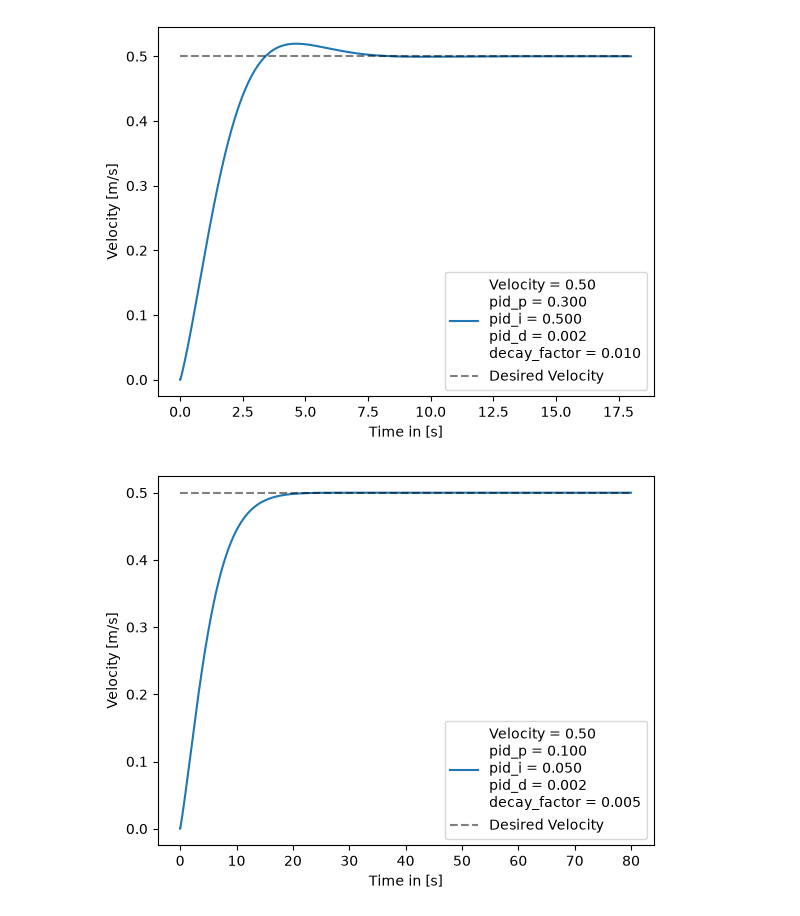
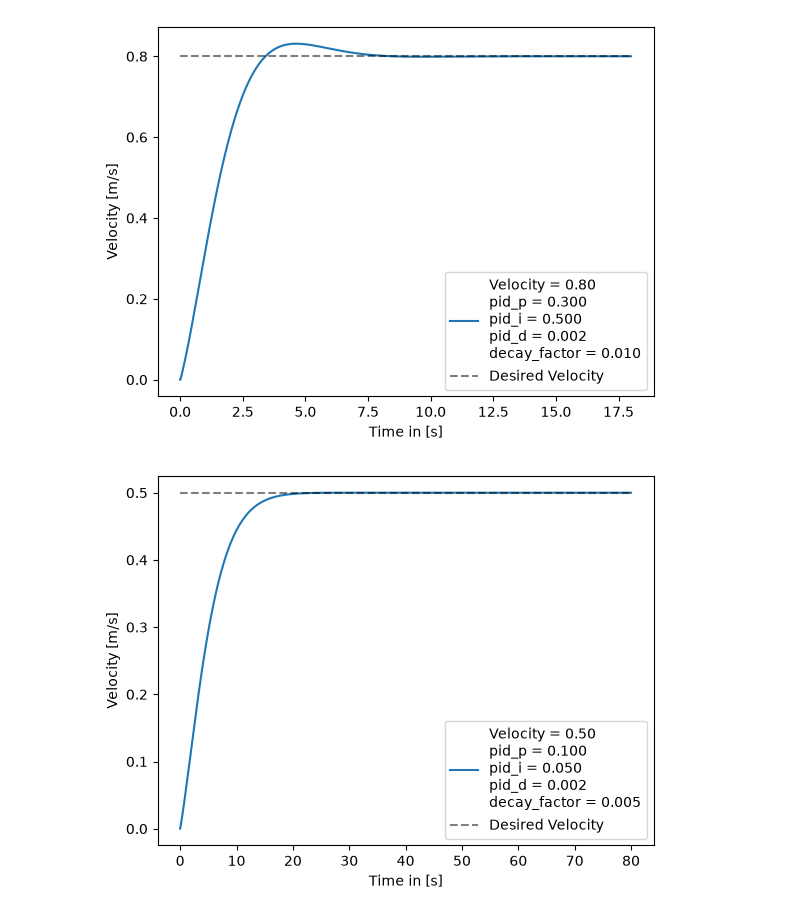
Before and after one commit to Schmiddy2000/FreiCarPythonPlayground, a Jupyter notebook: M1/exponential_decay_pid_playground.ipynb, the cells around one changed output. Drawn from its saved outputs; the diff is of its cells as text; code cells hidden in the pictures.

```diff
--- a/M1/exponential_decay_pid_playground.ipynb
+++ b/M1/exponential_decay_pid_playground.ipynb
@@ -117,17 +117,17 @@ class PID:
 
         return None
 # %%
-pid_instance = PID(pid_p=0.3, pid_i=0.5, pid_d=0.002, time_steps=1800, dt=0.01, desired_velocity=0.5, decay_factor=0.01)
+pid_instance = PID(pid_p=0.3, pid_i=0.5, pid_d=0.002, time_steps=1800, dt=0.01, desired_velocity=0.8, decay_factor=0.01)
 
 pid_instance.run_simulation()
 
 results = pid_instance.get_data()
 
 # print(results)
 
 pid_instance.plot()
 # %% [output]
-[figure, old version]
+[figure, new version]
 # %%
 pid_instance_2 = PID(pid_p=0.1, pid_i=0.05, pid_d=0.002, time_steps=8000, dt=0.01, desired_velocity=0.5, decay_factor=0.005)
 
```
Also changed, not shown: 15 other files.
